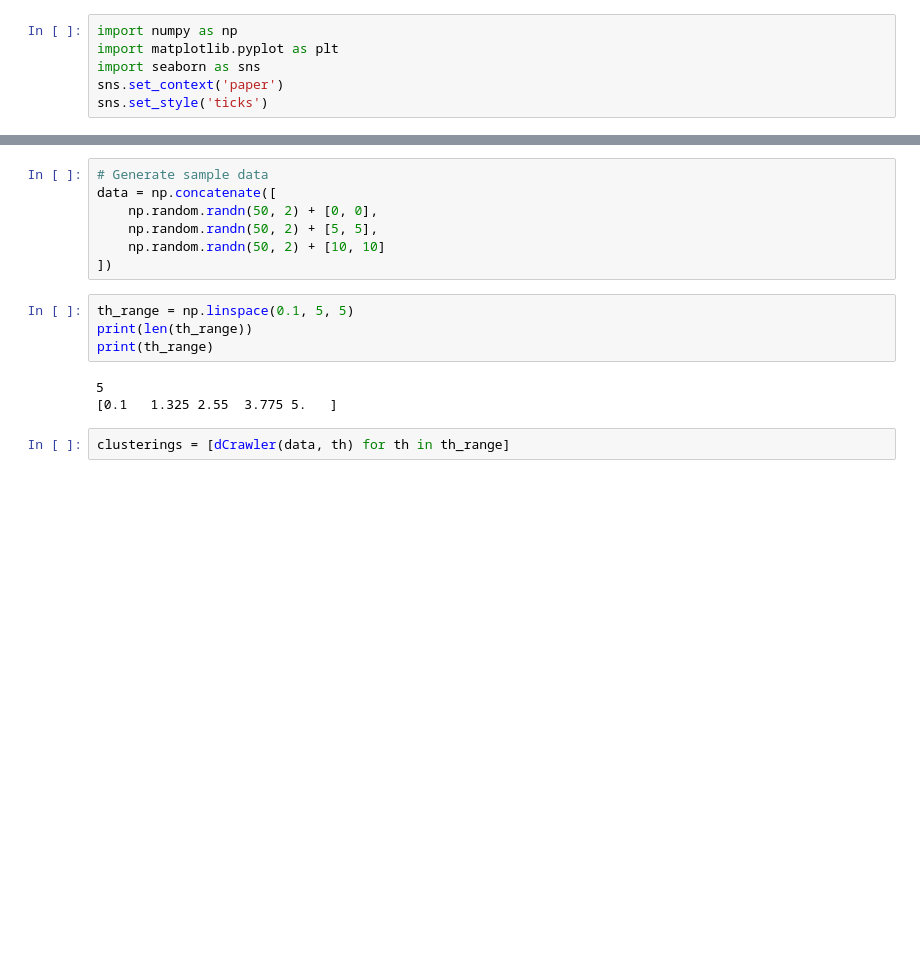
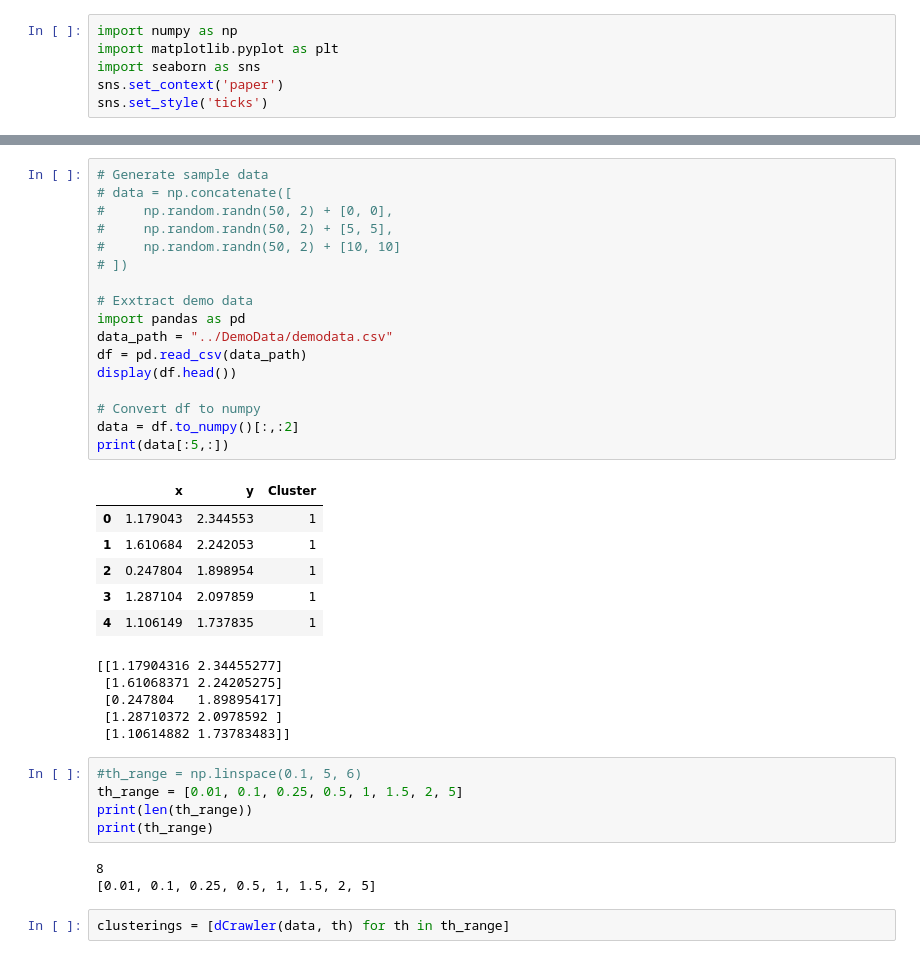
Before and after one commit to mleiwe/dCrawler, a Jupyter notebook: Python_implementation/initial_impl.ipynb, the cells around one changed output, grey strips where cells are left out. Drawn from its saved outputs; the diff is of its cells as text; blank space fills up the shorter version.

```diff
--- a/Python_implementation/initial_impl.ipynb
+++ b/Python_implementation/initial_impl.ipynb
@@ -82,17 +82,40 @@ def dCrawler(data, threshold):
 # %%
 # Generate sample data
-data = np.concatenate([
-    np.random.randn(50, 2) + [0, 0],
-    np.random.randn(50, 2) + [5, 5],
-    np.random.randn(50, 2) + [10, 10]
-])
+# data = np.concatenate([
+#     np.random.randn(50, 2) + [0, 0],
+#     np.random.randn(50, 2) + [5, 5],
+#     np.random.randn(50, 2) + [10, 10]
+# ])
+
+# Exxtract demo data
+import pandas as pd
+data_path = "../DemoData/demodata.csv"
+df = pd.read_csv(data_path)
+display(df.head())
+
+# Convert df to numpy
+data = df.to_numpy()[:,:2]
+print(data[:5,:])
+# %% [output]
+|  | x | y | Cluster |
+| 0 | 1.179043 | 2.344553 | 1 |
+| 1 | 1.610684 | 2.242053 | 1 |
+| 2 | 0.247804 | 1.898954 | 1 |
+| 3 | 1.287104 | 2.097859 | 1 |
+| 4 | 1.106149 | 1.737835 | 1 |
+[[1.17904316 2.34455277]
+ [1.61068371 2.24205275]
+ [0.247804   1.89895417]
+ [1.28710372 2.0978592 ]
+ [1.10614882 1.73783483]]
 # %%
-th_range = np.linspace(0.1, 5, 5)
+#th_range = np.linspace(0.1, 5, 6)
+th_range = [0.01, 0.1, 0.25, 0.5, 1, 1.5, 2, 5]
 print(len(th_range))
 print(th_range)
 # %% [output]
-5
-[0.1   1.325 2.55  3.775 5.   ]
+8
+[0.01, 0.1, 0.25, 0.5, 1, 1.5, 2, 5]
 # %%
 clusterings = [dCrawler(data, th) for th in th_range]
 # %%
```
Also changed, not shown: parts of 3 cells of this notebook.
